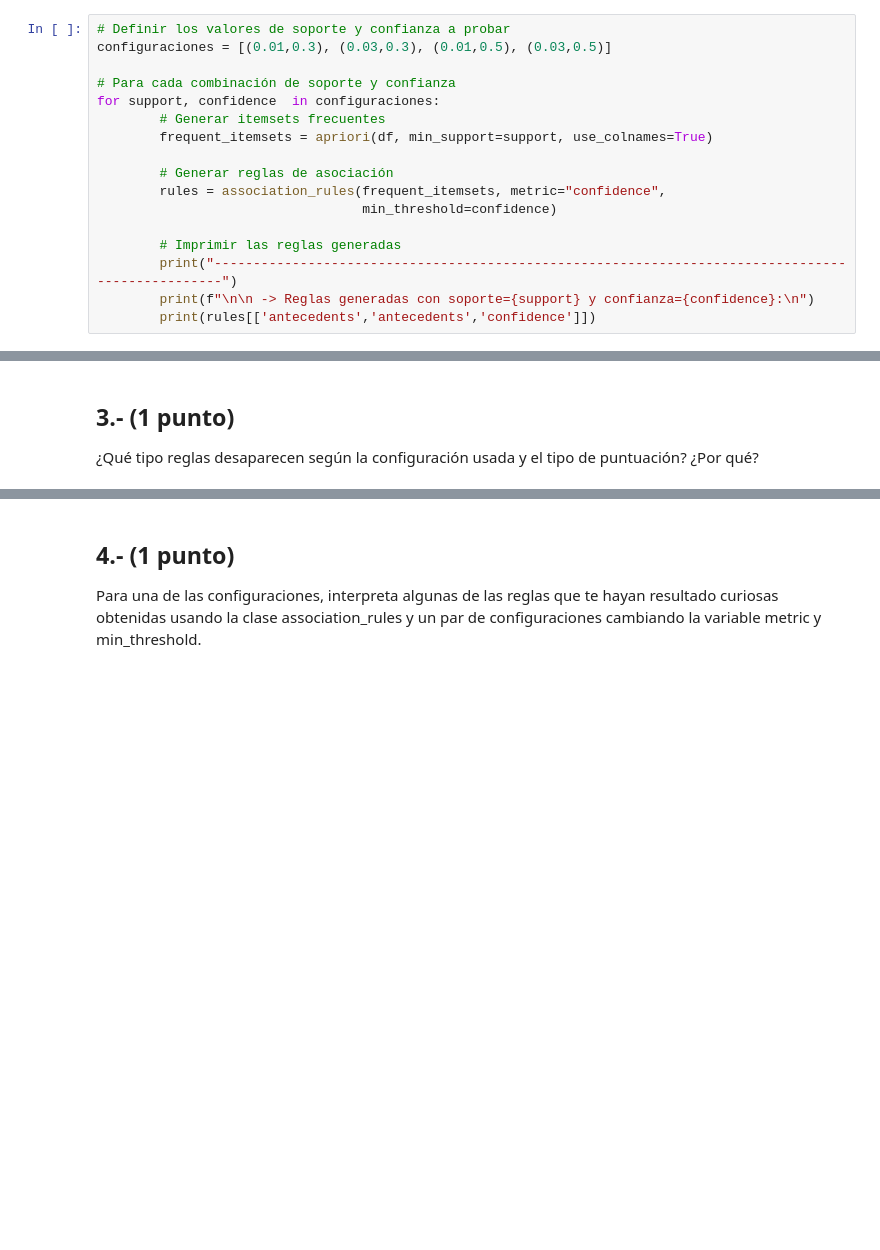
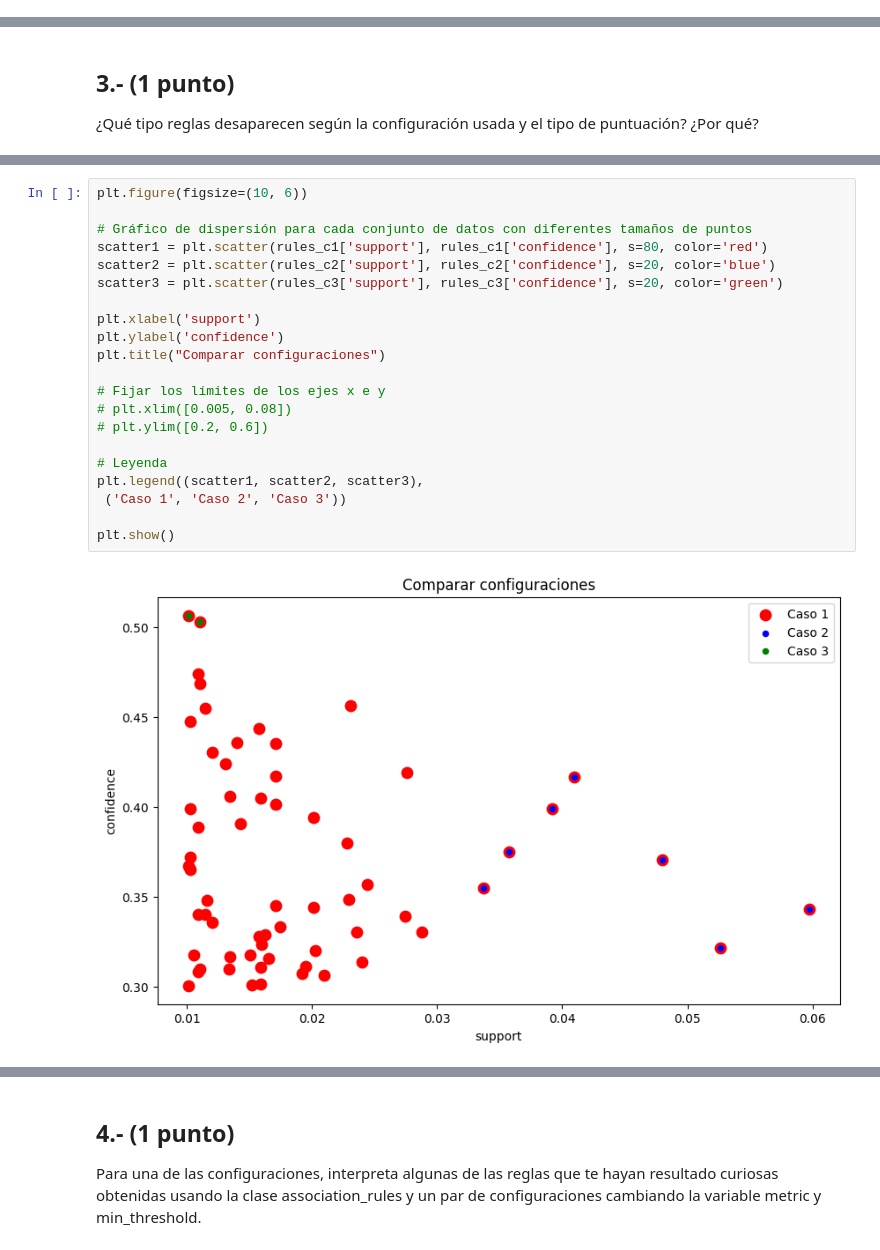
Before and after one commit to 9105507/MINERIA_DE_DATOS_23_24, a Jupyter notebook: LAB02_Reglas_de_Asociación_y_Patrones_Secuenciales.ipynb, the cells around one changed output, grey strips where cells are left out. Cells and saved outputs as stored; diff of their text form; blank space fills up the shorter version.

```diff
--- a/LAB02_Reglas_de_Asociación_y_Patrones_Secuenciales.ipynb
+++ b/LAB02_Reglas_de_Asociación_y_Patrones_Secuenciales.ipynb
@@ -193,20 +502,3 @@ rules
 ## 1.- (1 puntos)
 
 Prueba al menos tres configuraciones de soporte y frecuencia para cada tipo de puntuación.
-# %%
-# Definir los valores de soporte y confianza a probar
-configuraciones = [(0.01,0.3), (0.03,0.3), (0.01,0.5), (0.03,0.5)]
-
-# Para cada combinación de soporte y confianza
-for support, confidence  in configuraciones:
-        # Generar itemsets frecuentes
-        frequent_itemsets = apriori(df, min_support=support, use_colnames=True)
-
-        # Generar reglas de asociación
-        rules = association_rules(frequent_itemsets, metric="confidence",
-                                  min_threshold=confidence)
-
-        # Imprimir las reglas generadas
-        print("-------------------------------------------------------------------------------------------------")
-        print(f"\n\n -> Reglas generadas con soporte={support} y confianza={confidence}:\n")
-        print(rules[['antecedents','antecedents','confidence']])
@@ -589,0 +692,23 @@ plt.show()
+# %%
+plt.figure(figsize=(10, 6))
+
+# Gráfico de dispersión para cada conjunto de datos con diferentes tamaños de puntos
+scatter1 = plt.scatter(rules_c1['support'], rules_c1['confidence'], s=80, color='red')
+scatter2 = plt.scatter(rules_c2['support'], rules_c2['confidence'], s=20, color='blue')
+scatter3 = plt.scatter(rules_c3['support'], rules_c3['confidence'], s=20, color='green')
+
+plt.xlabel('support')
+plt.ylabel('confidence')
+plt.title("Comparar configuraciones")
+
+# Fijar los límites de los ejes x e y
+# plt.xlim([0.005, 0.08])
+# plt.ylim([0.2, 0.6])
+
+# Leyenda
+plt.legend((scatter1, scatter2, scatter3),
+ ('Caso 1', 'Caso 2', 'Caso 3'))
+
+plt.show()
+# %% [output]
+[figure, added]
```
Also changed, not shown: parts of 151 cells of this notebook.
